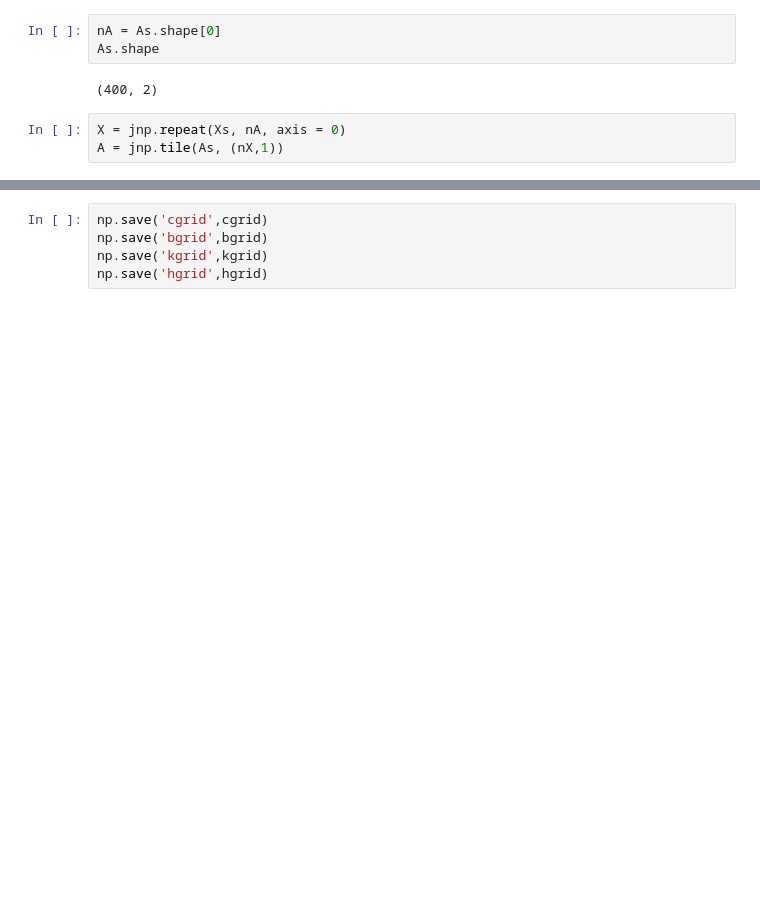
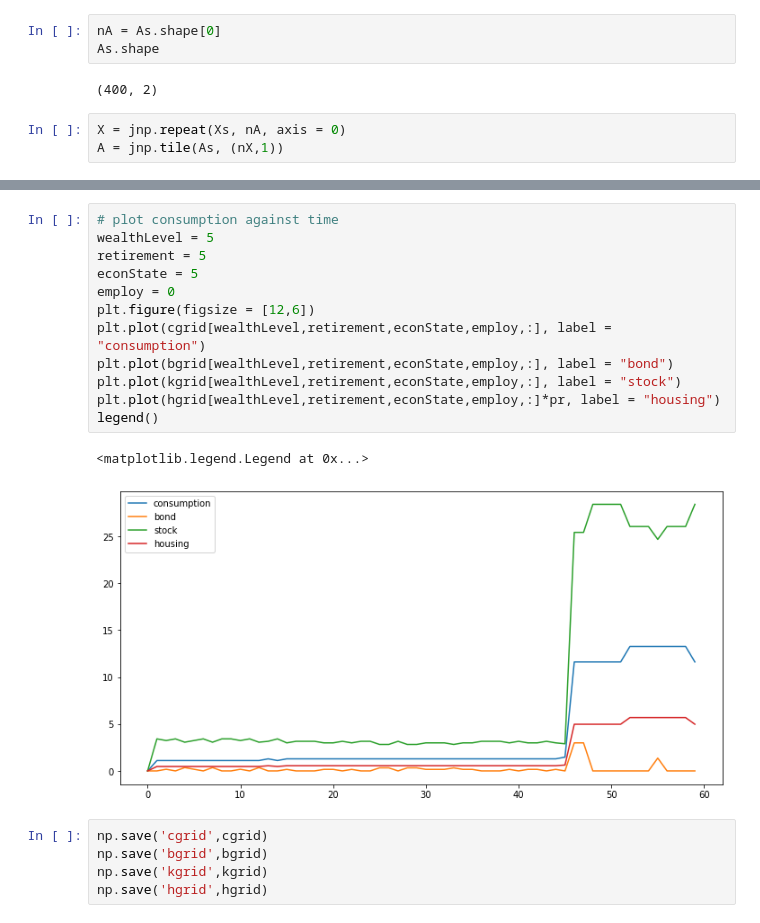
Before and after one commit to dongxulee/VectorizationGPU, a Jupyter notebook: 401k/vectorizeAll.ipynb, the cells around one changed output, grey strips where cells are left out. Cells and saved outputs as stored; diff of their text form; blank space fills up the shorter version.

```diff
--- a/401k/vectorizeAll.ipynb
+++ b/401k/vectorizeAll.ipynb
@@ -199,3 +207,18 @@ legend()
+# %%
+# plot consumption against time
+wealthLevel = 5
+retirement = 5
+econState = 5
+employ = 0
+plt.figure(figsize = [12,6])
+plt.plot(cgrid[wealthLevel,retirement,econState,employ,:], label = "consumption")
+plt.plot(bgrid[wealthLevel,retirement,econState,employ,:], label = "bond")
+plt.plot(kgrid[wealthLevel,retirement,econState,employ,:], label = "stock")
+plt.plot(hgrid[wealthLevel,retirement,econState,employ,:]*pr, label = "housing")
+legend()
+# %% [output]
+<matplotlib.legend.Legend at 0x...>
+[figure, added]
 # %%
 np.save('cgrid',cgrid)
 np.save('bgrid',bgrid)
```
Also changed, not shown: parts of 8 cells of this notebook, 5 other files.
